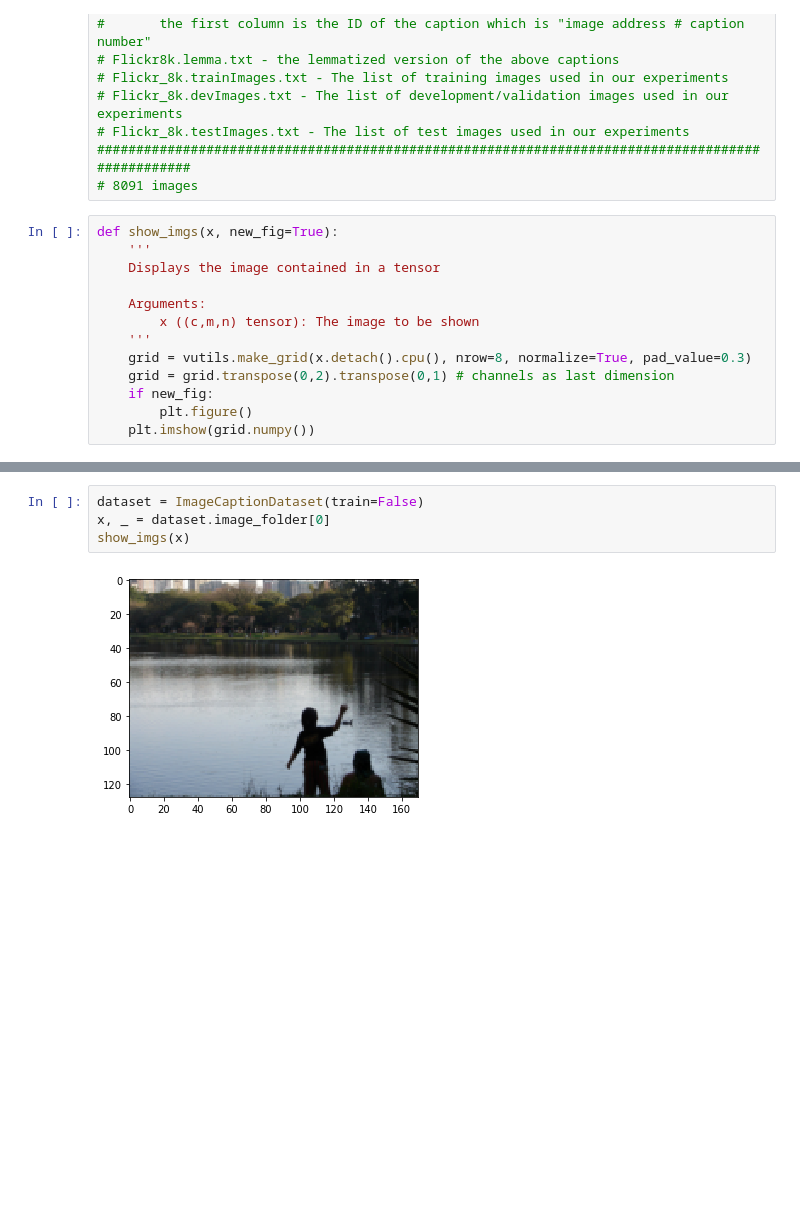
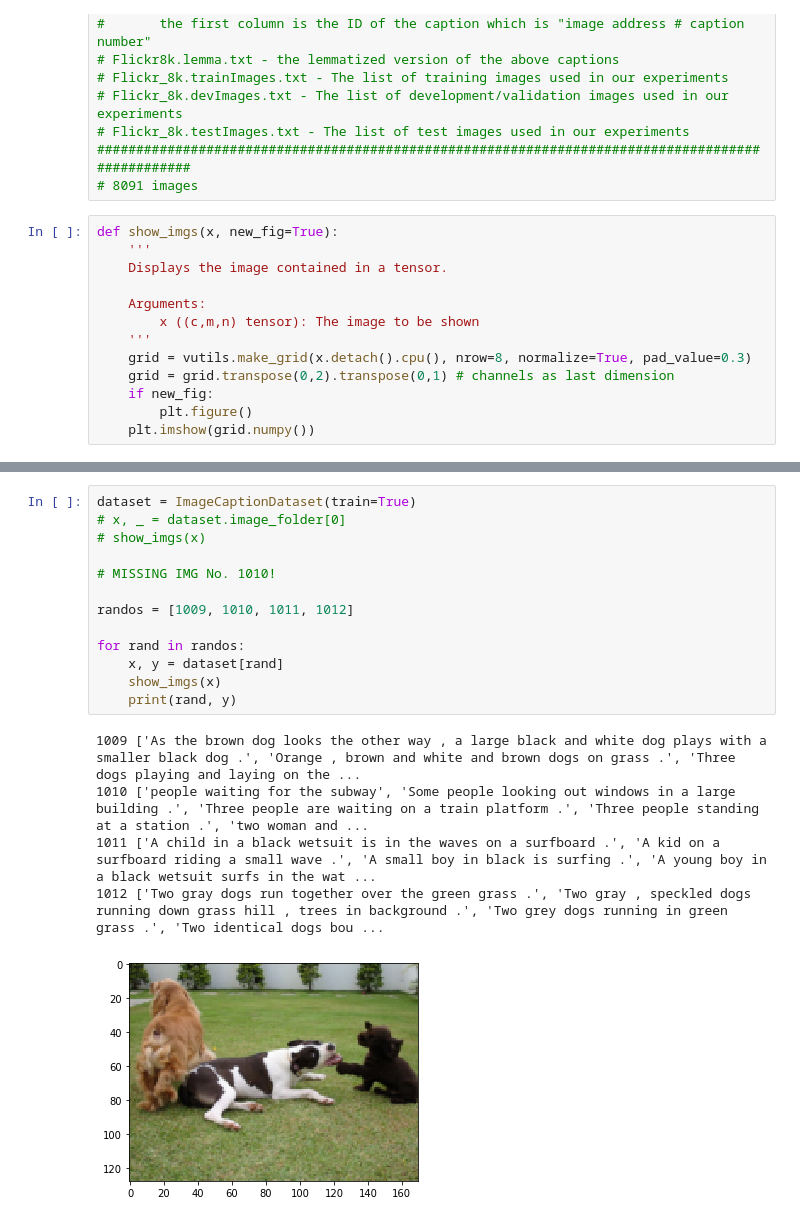
Before and after one commit to porter7678/image_caption_generator, a Jupyter notebook: image_caption_generator.ipynb, the cells around one changed output, grey strips where cells are left out. Saved outputs shown, nothing was run; the diff lists cells and outputs as text; blank space fills up the shorter version.

```diff
--- a/image_caption_generator.ipynb
+++ b/image_caption_generator.ipynb
@@ -72,7 +65,7 @@ os.replace('Flickr8k_Dataset/Flicker8k_Dataset', 'Flickr8k_Dataset/Train_Images/
 # %%
 def show_imgs(x, new_fig=True):
     '''
-    Displays the image contained in a tensor
+    Displays the image contained in a tensor.
 
     Arguments:
         x ((c,m,n) tensor): The image to be shown
@@ -125,8 +146,21 @@ class ImageCaptionDataset(Dataset):
     def __len__(self):
         return 49
 # %%
-dataset = ImageCaptionDataset(train=False)
-x, _ = dataset.image_folder[0]
-show_imgs(x)
+dataset = ImageCaptionDataset(train=True)
+# x, _ = dataset.image_folder[0]
+# show_imgs(x)
+
+# MISSING IMG No. 1010!
+
+randos = [1009, 1010, 1011, 1012]
+
+for rand in randos:
+    x, y = dataset[rand]
+    show_imgs(x)
+    print(rand, y)
 # %% [output]
+1009 ['As the brown dog looks the other way , a large black and white dog plays with a smaller black dog .', 'Orange , brown and white and brown dogs on grass .', 'Three dogs playing and laying on the ...
+1010 ['people waiting for the subway', 'Some people looking out windows in a large building .', 'Three people are waiting on a train platform .', 'Three people standing at a station .', 'two woman and ...
+1011 ['A child in a black wetsuit is in the waves on a surfboard .', 'A kid on a surfboard riding a small wave .', 'A small boy in black is surfing .', 'A young boy in a black wetsuit surfs in the wat ...
+1012 ['Two gray dogs run together over the green grass .', 'Two gray , speckled dogs running down grass hill , trees in background .', 'Two grey dogs running in green grass .', 'Two identical dogs bou ...
-[figure, old version]
+[figure, new version]
```
Also changed, not shown: parts of 6 cells of this notebook.
